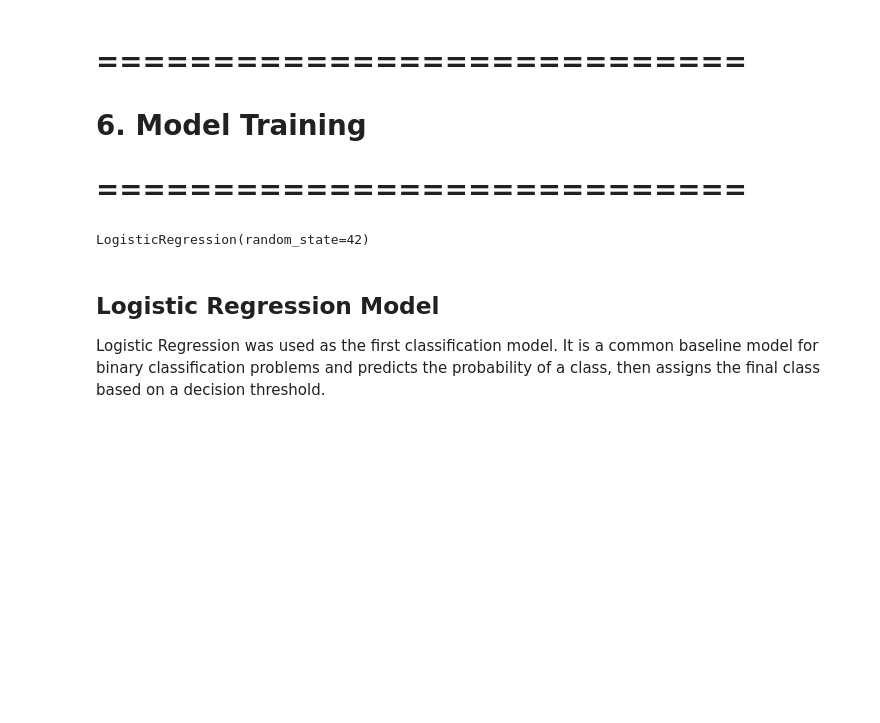
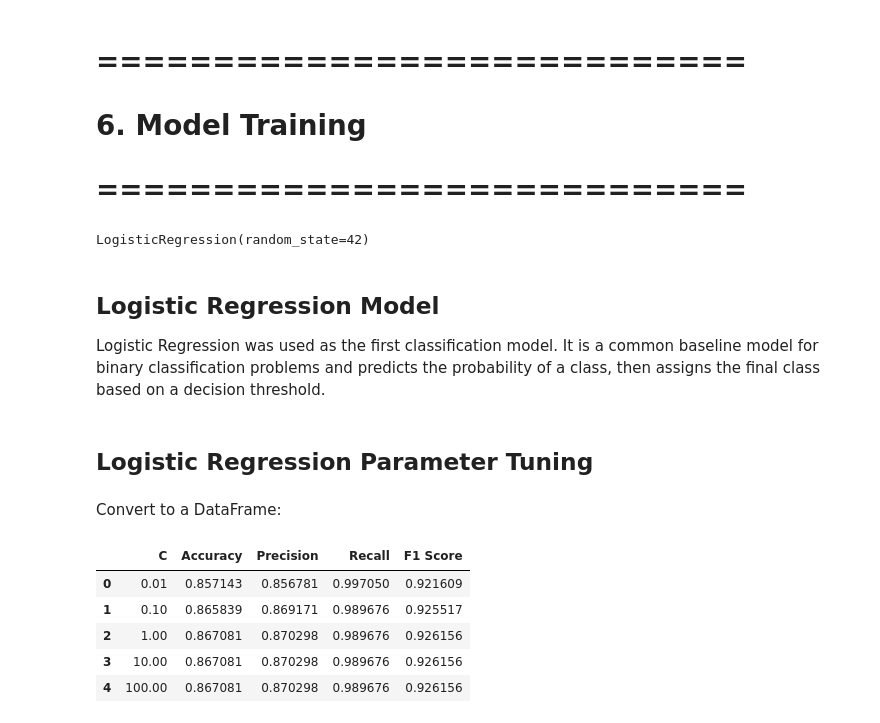
Before and after one commit to mohammadSous/breast-cancer-survival-prediction, a Jupyter notebook: main.ipynb, the cells around one changed output. Saved outputs shown, nothing was run; the diff lists cells and outputs as text; code cells hidden in the pictures; blank space fills up the shorter version.

```diff
--- a/main.ipynb
+++ b/main.ipynb
@@ -332,3 +335,5 @@ y_pred_logistic = logistic_model.predict(X_test_processed)
 ## Logistic Regression Model
 
 Logistic Regression was used as the first classification model. It is a common baseline model for binary classification problems and predicts the probability of a class, then assigns the final class based on a decision threshold.
+# %% [markdown]
+## Logistic Regression Parameter Tuning
@@ -334,0 +369,22 @@ Logistic Regression was used as the first classification model. It is a common b
+# %% [markdown]
+Convert to a DataFrame:
+# %%
+results_df = pd.DataFrame(
+    results,
+    columns=[
+        "C",
+        "Accuracy",
+        "Precision",
+        "Recall",
+        "F1 Score"
+    ]
+)
+
+results_df
+# %% [output]
+|  | C | Accuracy | Precision | Recall | F1 Score |
+| 0 | 0.01 | 0.857143 | 0.856781 | 0.997050 | 0.921609 |
+| 1 | 0.10 | 0.865839 | 0.869171 | 0.989676 | 0.925517 |
+| 2 | 1.00 | 0.867081 | 0.870298 | 0.989676 | 0.926156 |
+| 3 | 10.00 | 0.867081 | 0.870298 | 0.989676 | 0.926156 |
+| 4 | 100.00 | 0.867081 | 0.870298 | 0.989676 | 0.926156 |
```
Also changed, not shown: parts of 12 cells of this notebook.
